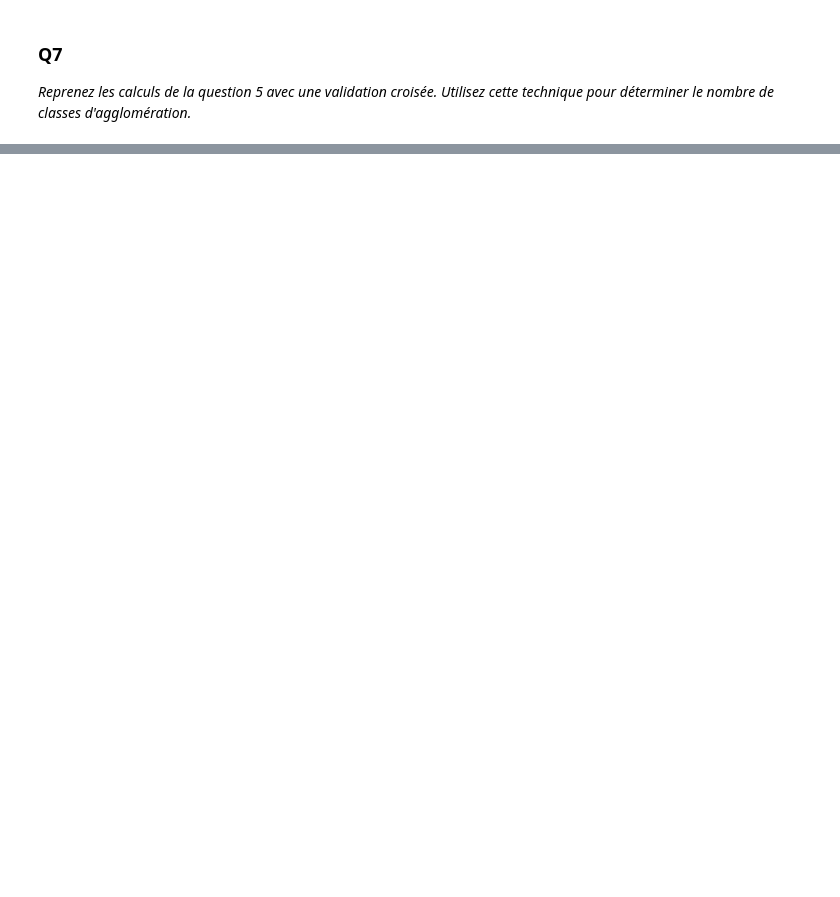
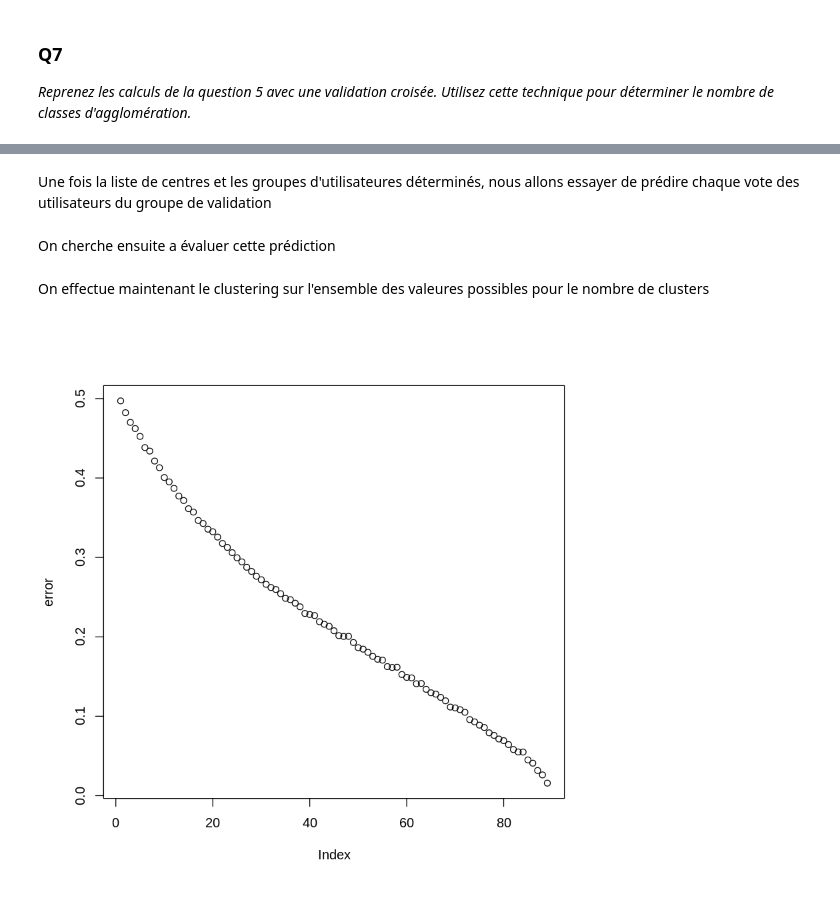
Before and after one commit to gregoiredervaux/LOG6308, a Jupyter notebook: TP1/TP.ipynb, the cells around one changed output, grey strips where cells are left out. Drawn from its saved outputs; the diff is of its cells as text; code cells hidden in the pictures; blank space fills up the shorter version.

Commit message:
1er tentative courbe validation croisée

```diff
--- a/TP1/TP.ipynb
+++ b/TP1/TP.ipynb
@@ -654,0 +731,47 @@ Bayes_recommendation('technician',60,'M')
+# %% [markdown]
+Une fois la liste de centres et les groupes d'utilisateures déterminés, nous allons essayer de prédire chaque vote des utilisateurs du groupe de validation
+# %%
+get_prediction_by_distance <- function(centers, valid_matrix) {
+  # cette fonctionrenvoie la distance cosinus entre un vecteur de notes de film (un utilisateur)
+  # et les centres des clusters (qu'on peut considérer comme des utilisateurs moyens)
+  # il en sort un vecteur de k distance avec k le nombre de clusters
+  distance_user_centers <- function(user) { cosinus.vm(user, t(centers)) }
+
+  # on applique cette fonction a tout les utilisateurs
+  m.distance_user_centers <- t(apply(valid_matrix, 1, distance_user_centers))
+
+  # on génère un objet similaire a "clusters" (sortie de la fonction kmeans)
+  # en selectionnant le numéro du cluster pour lequel la distance cosinus est maximale (plus proche de 1)
+  clusters <- apply(m.distance_user_centers,1,which.max)
+
+  # on peut maintenant utiliser la fonction de la question 5 pour obtenir les prédictions de notes
+  # sur l'ensemble des utilisateurs de validation
+  return(get_prediction(clusters, centers))
+}
+# %% [markdown]
+On cherche ensuite a évaluer cette prédiction
+# %%
+evaluate <- function(prediction, valid_matrix){
+
+  # on applique la formule de l'erreur quadratique directement sur les deux matrices de validation
+  # en prenant soit de selectionner celle comportant maintenant des valeurs manquantes
+  sum_sqrt_err <- sum((prediction - valid_matrix)**2, na.rm = TRUE)
+  erreur_quadra <- sqrt(sum_sqrt_err / sum(valid_matrix[!is.na(valid_matrix)]))
+  return(erreur_quadra)
+}
+# %% [markdown]
+On effectue maintenant le clustering sur l'ensemble des valeures possibles pour le nombre de clusters
+# %%
+error <- c()
+for (i in 2:(nrow(valid_matrix_norm)-1)){
+  k_mean_results <- apply_kmean_on_matrix(valid_matrix_norm, i)
+  centers <- as.data.frame(k_mean_results["centers"])
+
+  prediction <- get_prediction_by_distance(centers, valid_matrix_norm)
+  prediction <- subset(prediction, select = -c(user_name, clusters))
+
+  error <- c(error, evaluate(prediction, valid_matrix))
+}
+plot(error)
+# %% [output]
+[figure, added]
```
Also changed, not shown: parts of 11 cells of this notebook, 1 other file.
